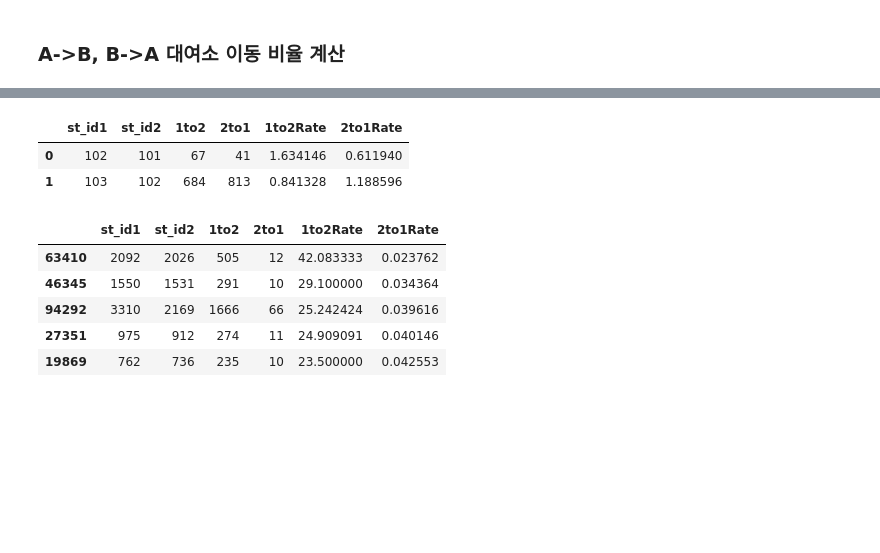
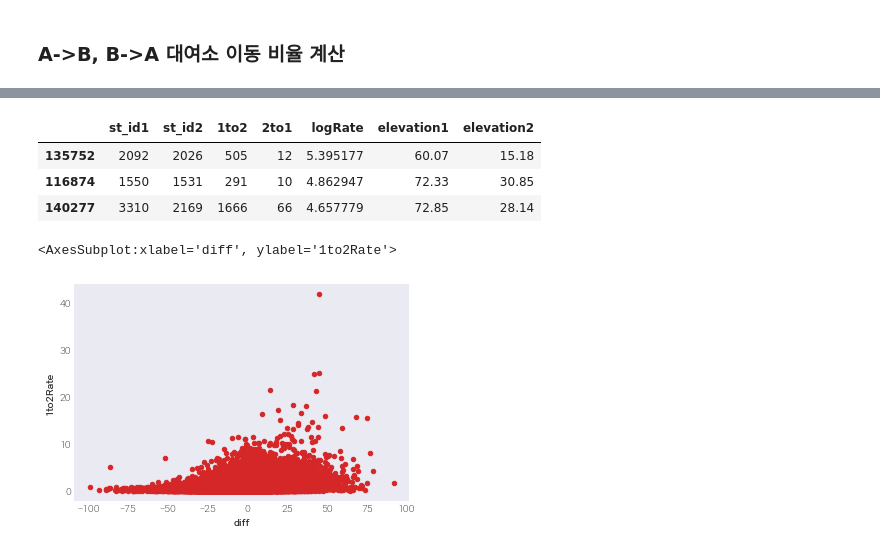
Before and after one commit to yangoos57/seoulBikeProject, a Jupyter notebook: backend/ExtractBikeTourplots.ipynb, the cells around one changed output, grey strips where cells are left out. Saved outputs shown, nothing was run; the diff lists cells and outputs as text; code cells hidden in the pictures; blank space fills up the shorter version.

```diff
--- a/backend/ExtractBikeTourplots.ipynb
+++ b/backend/ExtractBikeTourplots.ipynb
@@ -286,24 +577,0 @@ plt.grid(False)
-# %%
-j = pd.read_csv('./assets/saveForBikeRate.csv',encoding='cp949',index_col=0)
-j['2to1']=j['2to1'].replace(5,10)
-j['1to2Rate']= j['1to2']/j['2to1']
-j['2to1Rate']= j['2to1']/j['1to2']
-j.head(2)
-# %% [output]
-|  | st_id1 | st_id2 | 1to2 | 2to1 | 1to2Rate | 2to1Rate |
-| 0 | 102 | 101 | 67 | 41 | 1.634146 | 0.611940 |
-| 1 | 103 | 102 | 684 | 813 | 0.841328 | 1.188596 |
-# %%
-# 1to2 비율체크
-jjk = j.sort_values(by='1to2Rate',ascending=False).head(50)
-
-# #2to1 비율체크
-# jjk = j.sort_values(by='2to1Rate',ascending=False).head(5)
-jjk.head(5)
-# %% [output]
-|  | st_id1 | st_id2 | 1to2 | 2to1 | 1to2Rate | 2to1Rate |
-| 63410 | 2092 | 2026 | 505 | 12 | 42.083333 | 0.023762 |
-| 46345 | 1550 | 1531 | 291 | 10 | 29.100000 | 0.034364 |
-| 94292 | 3310 | 2169 | 1666 | 66 | 25.242424 | 0.039616 |
-| 27351 | 975 | 912 | 274 | 11 | 24.909091 | 0.040146 |
-| 19869 | 762 | 736 | 235 | 10 | 23.500000 | 0.042553 |
@@ -309,0 +649,16 @@ jjk.head(5)
+# %%
+j = pd.read_csv('./assets/saveForBikeRate.csv',encoding='cp949',index_col=0).sort_values(by='logRate',ascending=False)
+
+j.head(3)
+### logRate
+# 1to2 2to1
+# 1:1 = 0
+# 2:1 = 1
+# 4:1 = 2
+# 1:2 = -1
+# 1:4 = -2
+# %% [output]
+|  | st_id1 | st_id2 | 1to2 | 2to1 | logRate | elevation1 | elevation2 |
+| 135752 | 2092 | 2026 | 505 | 12 | 5.395177 | 60.07 | 15.18 |
+| 116874 | 1550 | 1531 | 291 | 10 | 4.862947 | 72.33 | 30.85 |
+| 140277 | 3310 | 2169 | 1666 | 66 | 4.657779 | 72.85 | 28.14 |
@@ -309,0 +684,3 @@ jjk.head(5)
+# %%
+j['1to2Rate'] = j['1to2']/j['2to1']
+j=j.eval('diff = elevation1 - elevation2')
@@ -309,0 +689,5 @@ jjk.head(5)
+# %%
+j[j['2to1']>10].plot.scatter(x='diff',y='1to2Rate',c='tab:red')
+# %% [output]
+<AxesSubplot:xlabel='diff', ylabel='1to2Rate'>
+[figure, added]
```
Also changed, not shown: parts of 31 cells of this notebook, 33 other files.
